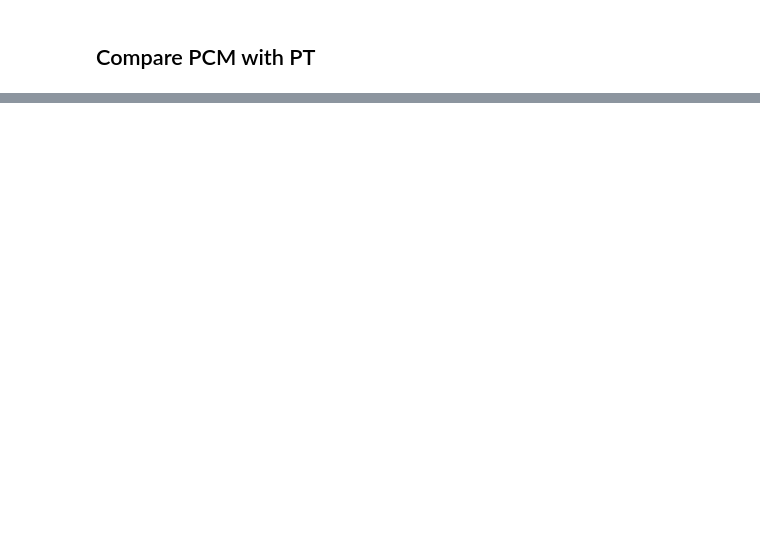
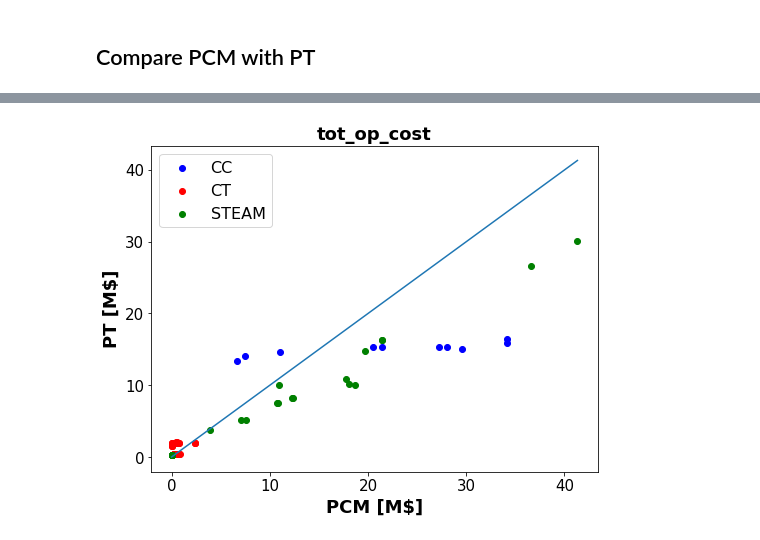
Before and after one commit to Xinhe-Chen/RTS-GMLC-PT, a Jupyter notebook: Notebook/PT_Fossil_Results_Analysis.ipynb, the cells around one changed output, grey strips where cells are left out. Cells and saved outputs as stored; diff of their text form; code cells hidden in the pictures; blank space fills up the shorter version.

```diff
--- a/Notebook/PT_Fossil_Results_Analysis.ipynb
+++ b/Notebook/PT_Fossil_Results_Analysis.ipynb
@@ -148,0 +328,4 @@ for name in gen_names:
+# %%
+make_parity_plot(df_all_gen_summarize_PCM, df_all_gen_summarize_PT, item="tot_op_cost")
+# %% [output]
+[figure, added]
```
Also changed, not shown: parts of 24 cells of this notebook, 4 other files.
